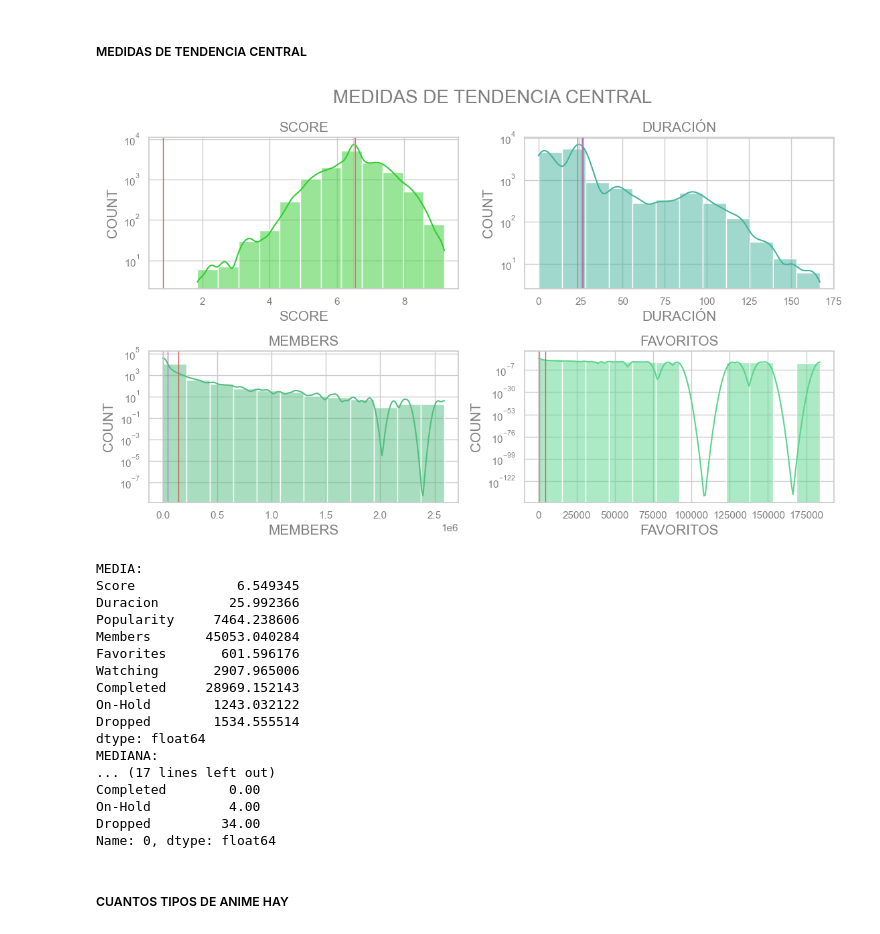
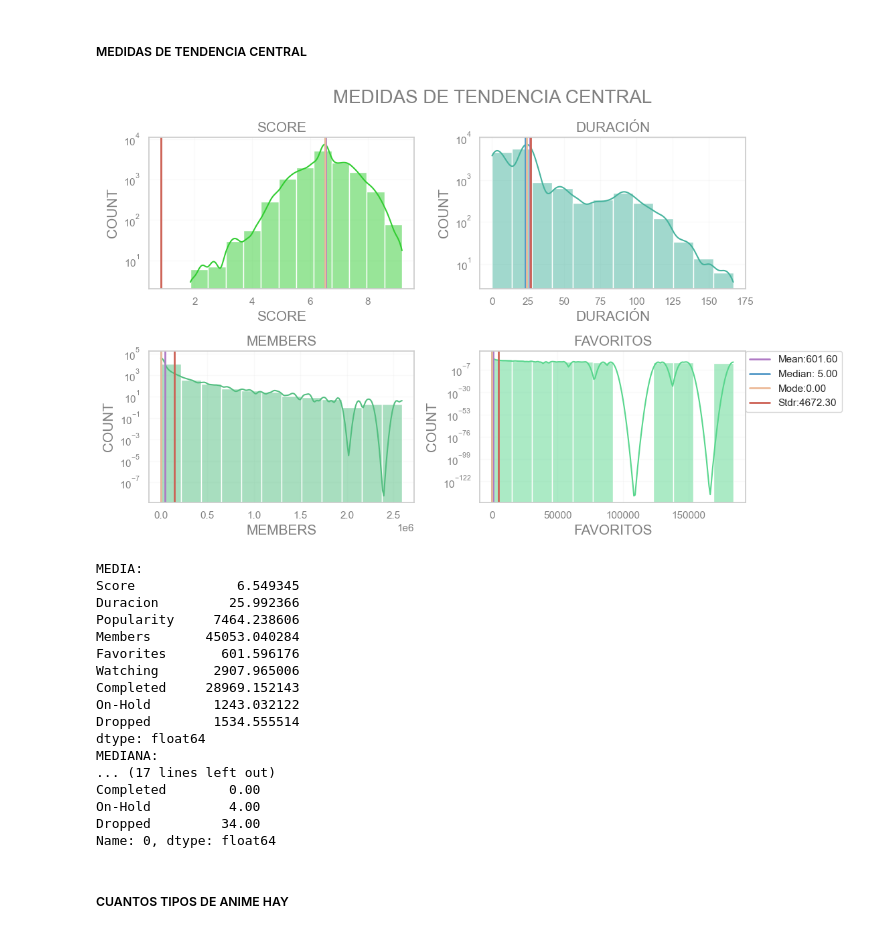
Before and after one commit to AmyGaarcia/EDA_ANIME, a Jupyter notebook: src/EDA/EDA_anime.ipynb, the cells around one changed output. Cells and saved outputs as stored; diff of their text form; code cells hidden in the pictures.

```diff
--- a/src/EDA/EDA_anime.ipynb
+++ b/src/EDA/EDA_anime.ipynb
@@ -1106,10 +1106,10 @@ axes[0,0].tick_params(axis="y", colors="grey")
 axes[0,0].tick_params(axis="x",colors="grey")
 axes[0,0].set_ylabel("COUNT", color="Grey", fontsize=15)
 axes[0,0].set_xlabel("SCORE",color="Grey", fontsize=15)
-axes[0,0].axvline(media["Score"], color="#AF7AC5", linestyle="solid",linewidth=1, label=f"Mean:{media['Score']:.2f}")
-axes[0,0].axvline(mediana["Score"],color="#5499C7", linestyle="solid", linewidth=1, label=f"Median: {mediana['Score']:.2f}")
-axes[0,0].axvline(moda["Score"], color="#EDBB99", linestyle="solid",linewidth=1,label=f"Mode:{moda['Score']:.2f}")
-axes[0,0].axvline(des_stdar["Score"], color="#CD6155", linestyle="solid",linewidth=1, label=f"Stdr:{des_stdar['Score']:.2f}")
+axes[0,0].axvline(media["Score"], color="#AF7AC5", linestyle="solid",linewidth=2, label=f"Mean:{media['Score']:.2f}")
+axes[0,0].axvline(mediana["Score"],color="#5499C7", linestyle="solid", linewidth=2, label=f"Median: {mediana['Score']:.2f}")
+axes[0,0].axvline(moda["Score"], color="#EDBB99", linestyle="solid",linewidth=2,label=f"Mode:{moda['Score']:.2f}")
+axes[0,0].axvline(des_stdar["Score"], color="#CD6155", linestyle="solid",linewidth=2, label=f"Stdr:{des_stdar['Score']:.2f}")
 
 
 sns.histplot(anime_num["Duracion"],kde=True,ax=axes[0,1], color= "#45B39D", bins= 12)
@@ -1119,47 +1119,48 @@ axes[0,1].tick_params(axis="y",colors="grey")
 axes[0,1].tick_params(axis="x", colors="grey")
 axes[0,1].set_ylabel("COUNT",color="Grey", fontsize=15)
 axes[0,1].set_xlabel("DURACIÓN", color="Grey",fontsize= 15)
-axes[0,1].axvline(media["Duracion"], color="#AF7AC5",linestyle="solid", linewidth=1, label=f"Mean:{media['Duracion']:.2f}")
-axes[0,1].axvline(mediana["Duracion"], color="#5499C7", linestyle="solid", linewidth=1, label=f"Median: {mediana['Duracion']:.2f}")
-axes[0,1].axvline(moda["Duracion"], color="#EDBB99", linestyle="solid",linewidth=1, label=f"Mode:{moda['Duracion']:.2f}")
-axes[0,1].axvline(des_stdar["Duracion"], color="#CD6155", linestyle="solid",linewidth=1, label=f"Stdr:{des_stdar['Duracion']:.2f}")
+axes[0,1].axvline(media["Duracion"], color="#AF7AC5",linestyle="solid", linewidth=2, label=f"Mean:{media['Duracion']:.2f}")
+axes[0,1].axvline(mediana["Duracion"], color="#5499C7", linestyle="solid", linewidth=2, label=f"Median: {mediana['Duracion']:.2f}")
+axes[0,1].axvline(moda["Duracion"], color="#EDBB99", linestyle="solid",linewidth=2, label=f"Mode:{moda['Duracion']:.2f}")
+axes[0,1].axvline(des_stdar["Duracion"], color="#CD6155", linestyle="solid",linewidth=2, label=f"Stdr:{des_stdar['Duracion']:.2f}")
 
 
 sns.histplot(anime_num["Members"],kde=True, ax=axes[1,0],color= "#52BE80", bins= 12)
 axes[1,0].set_title("MEMBERS",color="Grey",fontsize=15)
 axes[1,0].set_yscale("log")
 axes[1,0].tick_params(axis="y",colors="grey")
 axes[1,0].tick_params(axis="x", colors="grey")
 axes[1,0].set_ylabel("COUNT",color="Grey", fontsize=15)
 axes[1,0].set_xlabel("MEMBERS", color= "Grey",fontsize= 15)
-axes[1,0].axvline(media["Members"], color="#AF7AC5", linestyle="solid", linewidth=1, label=f"Mean:{media['Members']:.2f}")
-axes[1,0].axvline(mediana["Members"], color="#5499C7", linestyle="solid", linewidth=1, label=f"Median: {mediana['Members']:.2f}")
-axes[1,0].axvline(moda["Members"], color="#EDBB99", linestyle="solid",linewidth=1, label=f"Mode:{moda['Members']:.2f}")
-axes[1,0].axvline(des_stdar["Members"], color="#CD6155", linestyle="solid",linewidth=1, label=f"Stdr:{des_stdar['Members']:.2f}")
+axes[1,0].axvline(media["Members"], color="#AF7AC5", linestyle="solid", linewidth=2, label=f"Mean:{media['Members']:.2f}")
+axes[1,0].axvline(mediana["Members"], color="#5499C7", linestyle="solid", linewidth=2, label=f"Median: {mediana['Members']:.2f}")
+axes[1,0].axvline(moda["Members"], color="#EDBB99", linestyle="solid",linewidth=2, label=f"Mode:{moda['Members']:.2f}")
+axes[1,0].axvline(des_stdar["Members"], color="#CD6155", linestyle="solid",linewidth=2, label=f"Stdr:{des_stdar['Members']:.2f}")
 
 
 sns.histplot(anime_num["Favorites"],kde=True, ax=axes[1,1], color="#58D68D",bins= 12 )
 axes[1,1].set_title("FAVORITOS",color="Grey",fontsize=15)
 axes[1,1].set_yscale("log")
 axes[1,1].tick_params(axis="y",colors="grey")
 axes[1,1].tick_params(axis="x", colors="grey")
 axes[1,1].set_ylabel("COUNT",color="Grey", fontsize=15)
 axes[1,1].set_xlabel("FAVORITOS", color= "Grey",fontsize= 15)
-axes[1,1].axvline(media["Favorites"],color="#AF7AC5",linestyle="solid", linewidth=1, label=f"Mean:{media['Favorites']:.2f}")
-axes[1,1].axvline(mediana["Favorites"], color="#5499C7", linestyle="solid", linewidth=1,label=f"Median: {mediana['Favorites']:.2f}")
-axes[1,1].axvline(moda["Favorites"],color="#EDBB99",linestyle="solid",linewidth=1, label=f"Mode:{moda['Favorites']:.2f}")
-axes[1,1].axvline(des_stdar["Favorites"], color="#CD6155", linestyle="solid",linewidth=1, label=f"Stdr:{des_stdar['Favorites']:.2f}")
+axes[1,1].axvline(media["Favorites"],color="#AF7AC5",linestyle="solid", linewidth=2, label=f"Mean:{media['Favorites']:.2f}")
+axes[1,1].axvline(mediana["Favorites"], color="#5499C7", linestyle="solid", linewidth=2,label=f"Median: {mediana['Favorites']:.2f}")
+axes[1,1].axvline(moda["Favorites"],color="#EDBB99",linestyle="solid",linewidth=2, label=f"Mode:{moda['Favorites']:.2f}")
+axes[1,1].axvline(des_stdar["Favorites"], color="#CD6155", linestyle="solid",linewidth=2, label=f"Stdr:{des_stdar['Favorites']:.2f}")
 
+plt.legend(bbox_to_anchor=(1.00,1),loc="upper left", borderaxespad=0.)
 
 
 plt.tight_layout(rect=[0, 0, 0.95,1])
 plt.show()
 
 print(f"MEDIA:\n{media}")
 print(f"MEDIANA:\n{mediana}")
 print(f"MODA:\n{moda}")
 # %% [output]
-[figure, old version]
+[figure, new version]
 MEDIA:
 Score             6.549345
 Duracion         25.992366
```
